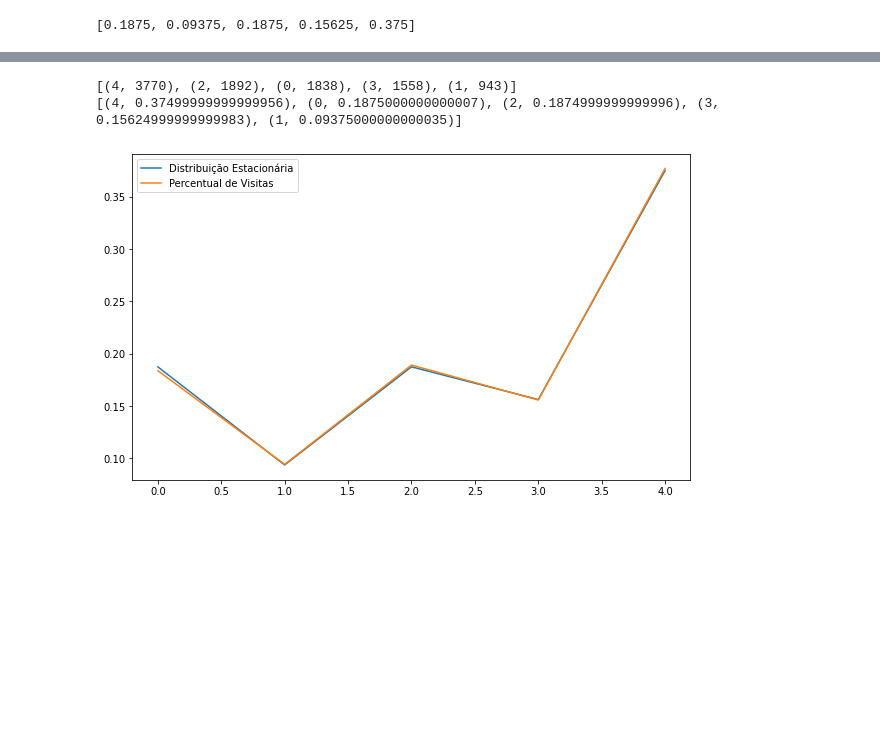
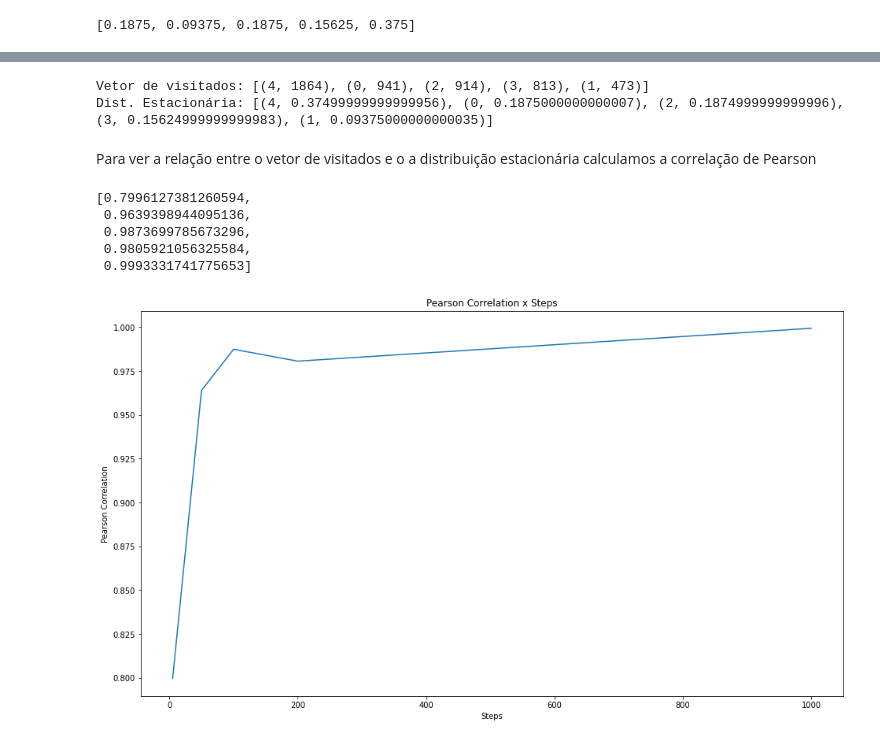
Before and after one commit to mcarvalhor/ProjEstocasticos, a Jupyter notebook: Questao 4.ipynb, the cells around one changed output, grey strips where cells are left out. Saved outputs shown, nothing was run; the diff lists cells and outputs as text; code cells hidden in the pictures; blank space fills up the shorter version.

Commit message:
Adding Pearson Correlation

```diff
--- a/Questao 4.ipynb
+++ b/Questao 4.ipynb
@@ -183,6 +192,6 @@ for i in range(steps):
 # %%
-print(sorted(visit.items(), key=operator.itemgetter(1),reverse=True))
-print(sorted(stationary_dict.items(), key=operator.itemgetter(1),reverse=True))
+print(f'Vetor de visitados: {sorted(visit.items(), key=operator.itemgetter(1),reverse=True)}')
+print(f'Dist. Estacionária: {sorted(stationary_dict.items(), key=operator.itemgetter(1),reverse=True)}')
 # %% [output]
-[(4, 3770), (2, 1892), (0, 1838), (3, 1558), (1, 943)]
-[(4, 0.37499999999999956), (0, 0.1875000000000007), (2, 0.1874999999999996), (3, 0.15624999999999983), (1, 0.09375000000000035)]
+Vetor de visitados: [(4, 1864), (0, 941), (2, 914), (3, 813), (1, 473)]
+Dist. Estacionária: [(4, 0.37499999999999956), (0, 0.1875000000000007), (2, 0.1874999999999996), (3, 0.15624999999999983), (1, 0.09375000000000035)]
@@ -194,17 +198,32 @@ for key in visit:
-# %%
-plt.figure(figsize=(10,6))
-
-D = stationary_dict
-lists = sorted(D.items())
-x, y = zip(*lists)
-plt.plot(x, y,label = 'Distribuição Estacionária')
-
-D = percentual_visit
-lists = sorted(D.items())
-x, y = zip(*lists)
-plt.plot(x, y,label = 'Percentual de Visitas')
-
-plt.legend()
-plt.show()
-# %% [output]
-[figure, removed]
+# %% [markdown]
+Para ver a relação entre o vetor de visitados e o a distribuição estacionária calculamos a correlação de Pearson
+# %%
+pearson = []
+
+for i,_ in enumerate(steps):
+
+    x,y = pearsonr(list(stationary_dict.values()),results[i])
+    pearson.append(x)
+
+pearson
+# %% [output]
+[0.7996127381260594,
+ 0.9639398944095136,
+ 0.9873699785673296,
+ 0.9805921056325584,
+ 0.9993331741775653]
+# %%
+plt.figure(figsize=(16,9))
+
+x = [item * n for item in steps]
+x = steps
+plt.xlabel("Steps")
+plt.ylabel("Pearson Correlation")
+
+# plt.xticks(x)
+plt.plot(x, pearson)
+plt.title('Pearson Correlation x Steps')
+
+plt.show()
+# %% [output]
+[figure, added]
```
Also changed, not shown: parts of 4 cells of this notebook.
